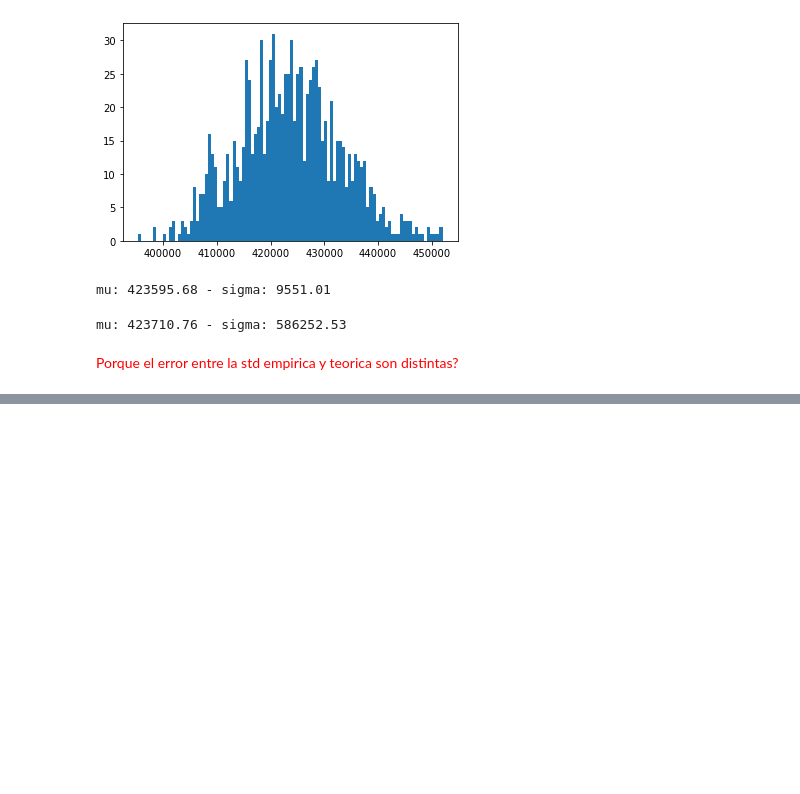
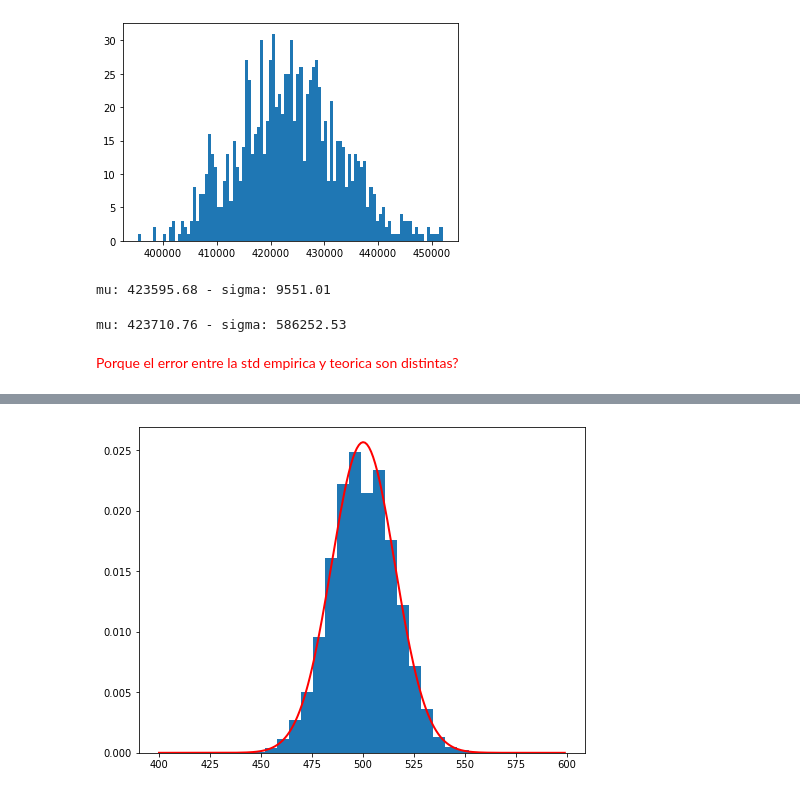
Before and after one commit to cridonoso/IntroToDataScience, a Jupyter notebook: 1-Probabilities/EstadisticaDescriptiva.ipynb, the cells around one changed output, grey strips where cells are left out. Saved outputs shown, nothing was run; the diff lists cells and outputs as text; code cells hidden in the pictures; blank space fills up the shorter version.

```diff
--- a/1-Probabilities/EstadisticaDescriptiva.ipynb
+++ b/1-Probabilities/EstadisticaDescriptiva.ipynb
@@ -303,0 +360,12 @@ mu: 423710.76 - sigma: 586252.53
+# %%
+import scipy.stats as ss
+ax = plt.figure(figsize=(8, 6))
+d = np.array(datos)
+mu = d.mean()
+sigma = d.std()
+normal = ss.norm.pdf(x[400:600],mu,sigma)
+plt.hist(datos, bins=20, density = True)
+plt.plot(x[400:600],normal,color="r", lw="2")
+plt.show()
+# %% [output]
+[figure, added]
```
Also changed, not shown: parts of 25 cells of this notebook, 1 other file.
